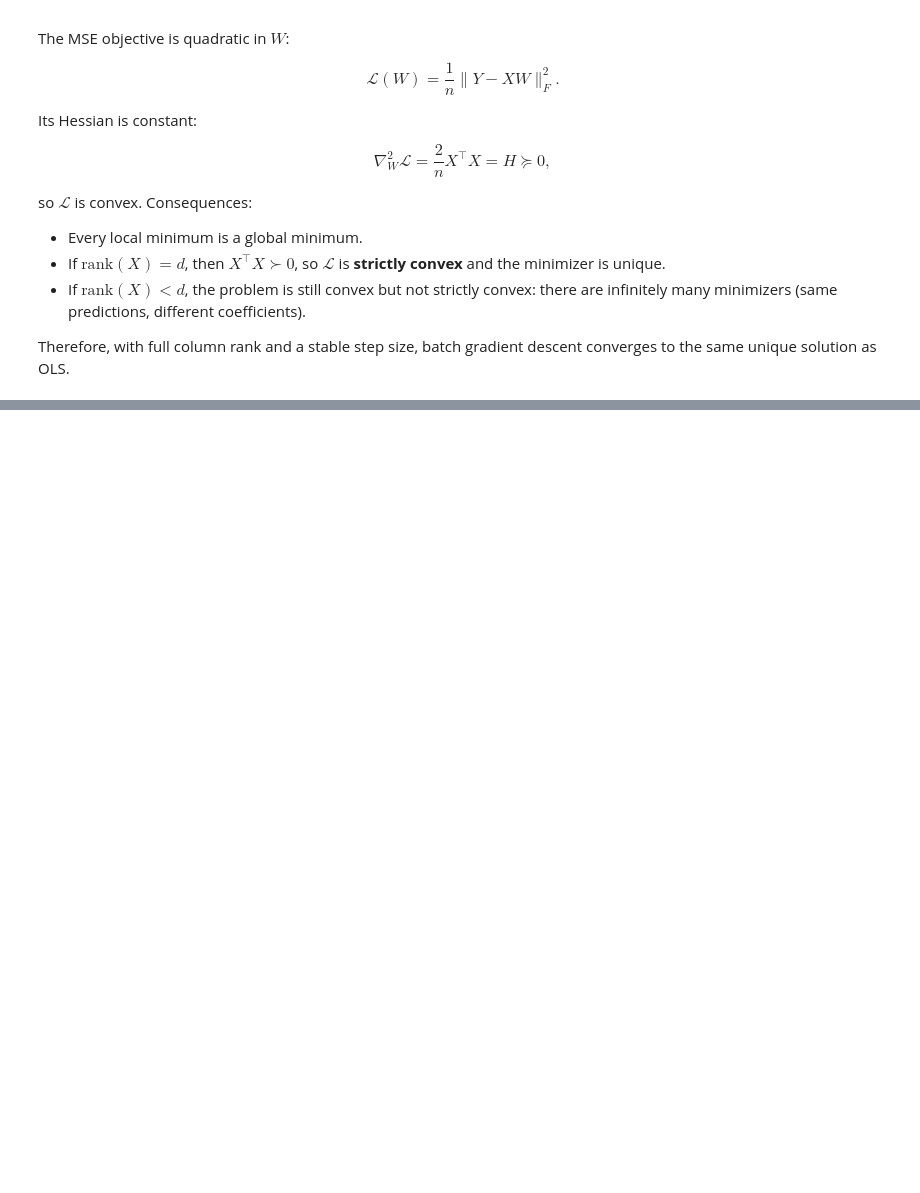
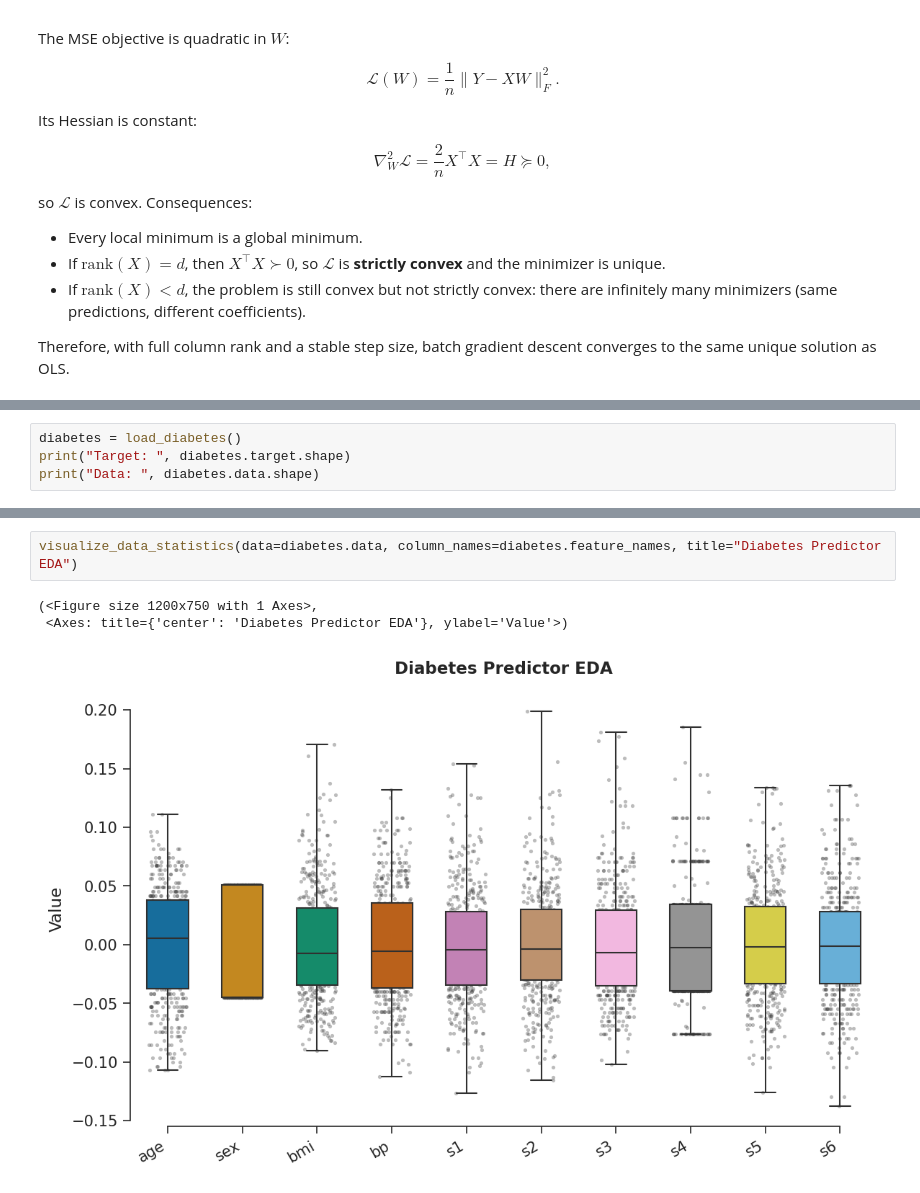
Before and after one commit to rameshaditya-me/Easy-Classical-ML-DL, a Jupyter notebook: linear-regression/linear-regression.ipynb, the cells around one changed output, grey strips where cells are left out. Saved outputs shown, nothing was run; the diff lists cells and outputs as text; blank space fills up the shorter version.

```diff
--- a/linear-regression/linear-regression.ipynb
+++ b/linear-regression/linear-regression.ipynb
@@ -289,0 +308,4 @@ Therefore, with full column rank and a stable step size, batch gradient descent
+# %%
+diabetes = load_diabetes()
+print("Target: ", diabetes.target.shape)
+print("Data: ", diabetes.data.shape)
@@ -289,0 +429,6 @@ Therefore, with full column rank and a stable step size, batch gradient descent
+# %%
+visualize_data_statistics(data=diabetes.data, column_names=diabetes.feature_names, title="Diabetes Predictor EDA")
+# %% [output]
+(<Figure size 1200x750 with 1 Axes>,
+ <Axes: title={'center': 'Diabetes Predictor EDA'}, ylabel='Value'>)
+[figure, added]
```
Also changed, not shown: parts of 9 cells of this notebook.
